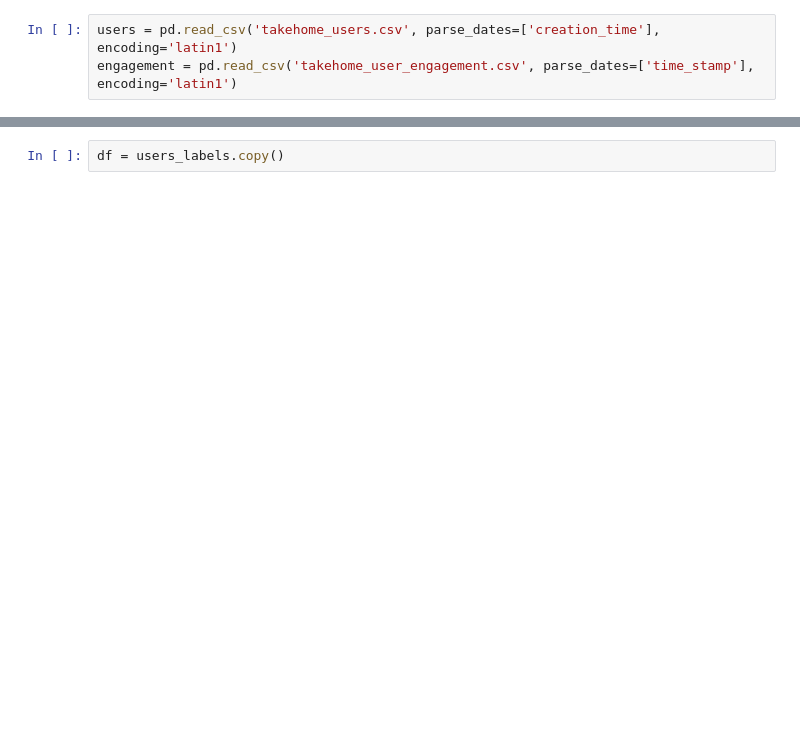
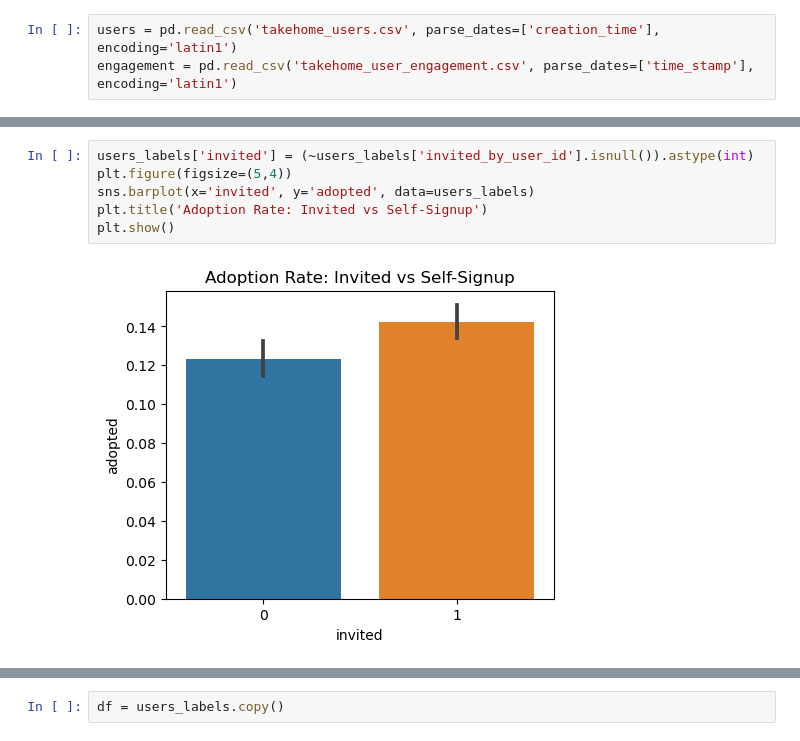
Before and after one commit to Alan-Akkara/Springboard-DS, a Jupyter notebook: Relax_challenge.ipynb, the cells around one changed output, grey strips where cells are left out. Cells and saved outputs as stored; diff of their text form; blank space fills up the shorter version.

```diff
--- a/Relax_challenge.ipynb
+++ b/Relax_challenge.ipynb
@@ -38,0 +69,8 @@ users_labels['adopted'] = users_labels['adopted'].fillna(0).astype(int)
+# %%
+users_labels['invited'] = (~users_labels['invited_by_user_id'].isnull()).astype(int)
+plt.figure(figsize=(5,4))
+sns.barplot(x='invited', y='adopted', data=users_labels)
+plt.title('Adoption Rate: Invited vs Self-Signup')
+plt.show()
+# %% [output]
+[figure, added]
```
Also changed, not shown: parts of 28 cells of this notebook.
